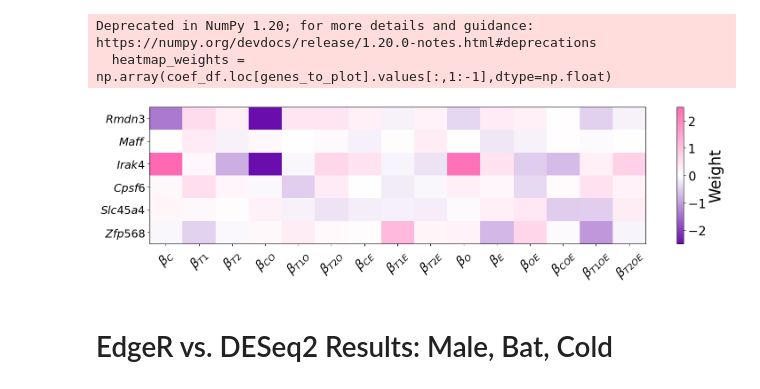
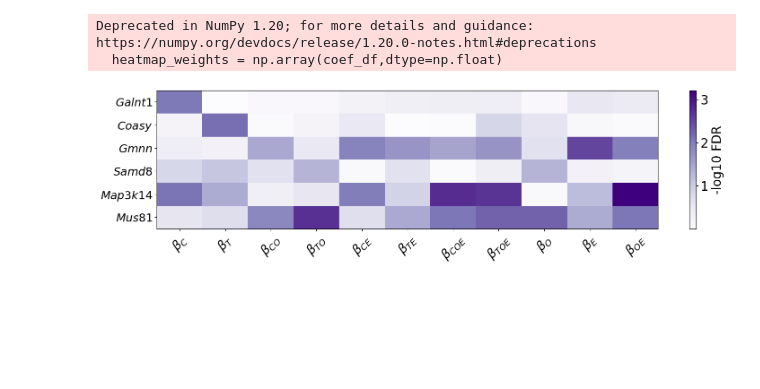
Before and after one commit to pachterlab/HCP_2024, a Jupyter notebook: analysis/analysis_Ballinger1.ipynb, the cells around one changed output. Drawn from its saved outputs; the diff is of its cells as text; code cells hidden in the pictures; blank space fills up the shorter version.

```diff
--- a/analysis/analysis_Ballinger1.ipynb
+++ b/analysis/analysis_Ballinger1.ipynb
@@ -303,10 +105,19 @@ fs_label = 28
 fs_xtick = 20
 fs_ytick = 16
 
+genes_ = gene_ids_to_plot
+g_names = []
 
-for g,gene in enumerate(genes_to_plot):
-    g_index = np.where(gene_names==gene)[0][0]
-    values = results_dict["FULL_MODEL"]["standard_pred_counts"][g_index]
+for g,gene in enumerate(genes_):
+    g_index = np.where(sig_df.index==gene)[0][0]
+    g_indices.append(g_index)
+    name_ = gene_names_df.loc[gene]['name']
+    g_names.append(   name_  )
+
+
+    values = pred_counts.loc[gene].values
+    gene_counts_ = actual_values[g_index,:]
+    gene_counts_norm_ = actual_values_norm[g_index]
 
     categories = ["X_P1"]*4+["X_P2"]*4+["X_H1"]*4+["X_H2"]*4
 
@@ -339,8 +150,6 @@ for g,gene in enumerate(genes_to_plot):
     )
 
 
-    gene_counts_ = actual_values.iloc[g_index,:].values
-    gene_counts_norm_ = actual_values_norm[g_index]
 
     df_gene_plot_ = {}
 
@@ -397,7 +206,7 @@ for g,gene in enumerate(genes_to_plot):
     axes[0].set_title("Predicted",fontsize=fs_title)
     axes[1].set_title("Observed",fontsize=fs_title)
 
-    plt.suptitle(f'${gene}$',fontsize=fs_suptitle)
+    plt.suptitle(f'${name_}$',fontsize=fs_suptitle)
 
     plt.tight_layout()
     plt.show();
@@ -418,39 +220,48 @@ coef_df = coef_df.set_index(gene_names)
 # %%
-# heat map
+# pvals or weights
+full_model_coefficients = [r"$\beta$", r"$\beta_{C}$", r"$\beta_{T}$",
+              r"$\beta_{CO}$", r"$\beta_{TO}$",
+              r"$\beta_{CE}$", r"$\beta_{TE}$",
+              r"$\beta_{COE}$", r"$\beta_{TOE}$",
+              r"$\beta_{O}$", r"$\beta_{E}$", r"$\beta_{OE}$",]
 
-colors = [
-    (0.0, "#6a0dad"),
-    (0.5, "#ffffff"),
-    (1.0, "#ff69b4"),
-]
+col_order1 = ['beta_cis', 'beta_trans', 'beta_cis*BAT', 'beta_trans*BAT',
+             'beta_cis*Cold', 'beta_trans*Cold', 'beta_cis*BAT*Cold',
+             'beta_trans*BAT*Cold',
+             'beta_BAT', 'beta_Cold', 'beta_BAT*Cold']
 
-custom_cmap = matplotlib.colors.LinearSegmentedColormap.from_list("PurpleWhitePink", colors, N=256)
+col_order2 = ['BH_FDR_beta_cis', 'BH_FDR_beta_trans', 'BH_FDR_beta_cis.BAT', 'BH_FDR_beta_trans.BAT',
+             'BH_FDR_beta_cis.Cold', 'BH_FDR_beta_trans.Cold', 'BH_FDR_beta_cis.BAT.Cold',
+             'BH_FDR_beta_trans.BAT.Cold',
+             'BH_FDR_beta_BAT', 'BH_FDR_beta_Cold', 'BH_FDR_beta_BAT.Cold']
+
+coef_df = -np.log10(sig_df.loc[genes_,col_order2])
+# coef_df = weights.loc[genes_,col_order1]
+
 
 fig,ax = plt.subplots(figsize = (18,4))
-heatmap_weights = np.array(coef_df.loc[genes_to_plot].values[:,1:-1],dtype=np.float)
-im = ax.imshow(heatmap_weights,cmap=custom_cmap,aspect='auto',vmax=2.5,vmin=-2.5)
+heatmap_weights = np.array(coef_df,dtype=np.float)
+im = ax.imshow(heatmap_weights,cmap='Purples',aspect='auto')
 
 
 # labels
-x_positions = range(15)
-y_positions = range(len(genes_to_plot))
+y_positions = range(len(genes_))
 x_labels = full_model_coefficients[1:]
-y_labels = [f'${g}$' for g in genes_to_plot]
+x_positions = range(len(x_labels))
+y_labels = [f'${g}$' for g in g_names]
 
 ax.set_xticks(x_positions)
 ax.set_xticklabels(x_labels, fontsize=20,rotation=45)
 
 ax.set_yticks(y_positions)
 ax.set_yticklabels(y_labels, fontsize=18)
 
 
 # add color bar
 cbar = plt.colorbar(im, ax=ax)
-cbar.set_label("Weight", fontsize=25)
+cbar.set_label("-log10 FDR", fontsize=20)
 cbar.ax.tick_params(labelsize=20);
 # %% [output]
 Deprecated in NumPy 1.20; for more details and guidance: https://numpy.org/devdocs/release/1.20.0-notes.html#deprecations
-  heatmap_weights = np.array(coef_df.loc[genes_to_plot].values[:,1:-1],dtype=np.float)
+  heatmap_weights = np.array(coef_df,dtype=np.float)
-[figure, old version]
+[figure, new version]
-# %% [markdown]
-# EdgeR vs. DESeq2 Results: Male, Bat, Cold
```
Also changed, not shown: parts of 21 cells of this notebook, 1 other file.
